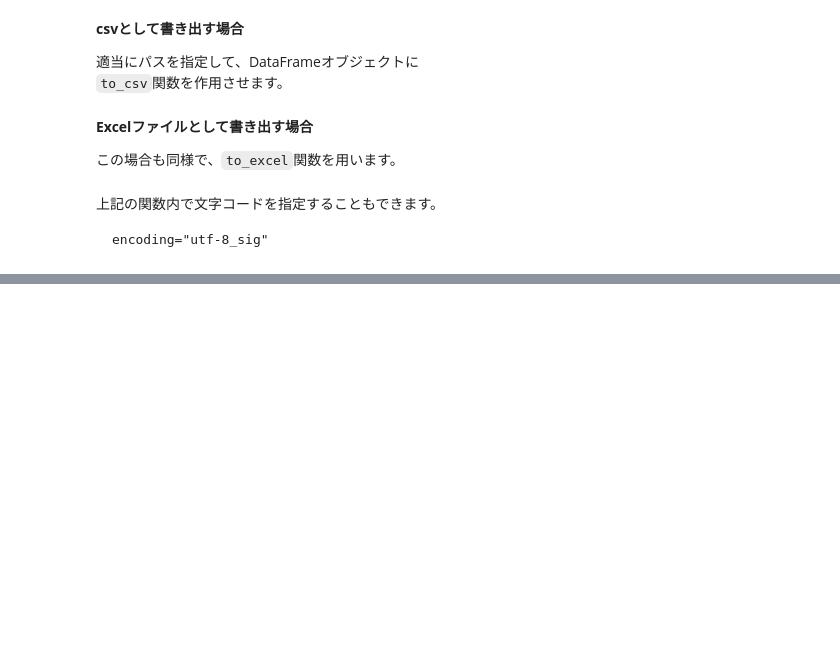
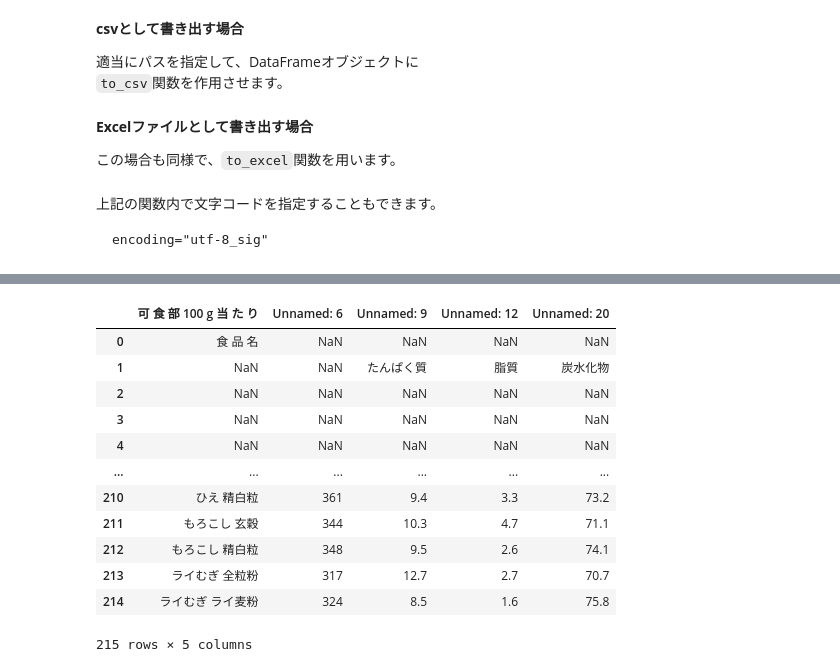
Before and after one commit to SotaYoshida/Lecture_DataScience, a Jupyter notebook: Python_misc_Pandas.ipynb, the cells around one changed output, grey strips where cells are left out. Cells and saved outputs as stored; diff of their text form; code cells hidden in the pictures; blank space fills up the shorter version.

```diff
--- a/Python_misc_Pandas.ipynb
+++ b/Python_misc_Pandas.ipynb
@@ -339,0 +356,6 @@ encoding="utf-8_sig"
+# %%
+url = "https://www.mext.go.jp/content/20201225-mxt_kagsei-mext_01110_012.xlsx"
+f = urllib.request.urlopen(url)
+#ワークブック(作業するエクセルファイル)をwbという変数名で開く. 文字コードはutf-8と仮定した(shift-jisのものがたまにあるので注意)
+wb = xlrd.open_workbook(file_contents=f.read(),encoding_override="utf-8")
+f.close()
@@ -339,0 +374,3 @@ encoding="utf-8_sig"
+# %%
+df = pd.read_excel(wb,sheet_name=0) #excelの指定したシートを読んで、DataFrameとして変数dfに格納
+print(df)
@@ -339,0 +466,16 @@ encoding="utf-8_sig"
+# %%
+df.iloc[:,[3,6,9,12,20]]
+# %% [output]
+|  | 可 食 部 100 g 当 た り | Unnamed: 6 | Unnamed: 9 | Unnamed: 12 | Unnamed: 20 |
+| 0 | 食 品 名 | NaN | NaN | NaN | NaN |
+| 1 | NaN | NaN | たんぱく質 | 脂質 | 炭水化物 |
+| 2 | NaN | NaN | NaN | NaN | NaN |
+| 3 | NaN | NaN | NaN | NaN | NaN |
+| 4 | NaN | NaN | NaN | NaN | NaN |
+| ... | ... | ... | ... | ... | ... |
+| 210 | ひえ 精白粒 | 361 | 9.4 | 3.3 | 73.2 |
+| 211 | もろこし 玄穀 | 344 | 10.3 | 4.7 | 71.1 |
+| 212 | もろこし 精白粒 | 348 | 9.5 | 2.6 | 74.1 |
+| 213 | ライむぎ 全粒粉 | 317 | 12.7 | 2.7 | 70.7 |
+| 214 | ライむぎ ライ麦粉 | 324 | 8.5 | 1.6 | 75.8 |
+215 rows × 5 columns
```
Also changed, not shown: parts of 29 cells of this notebook.
